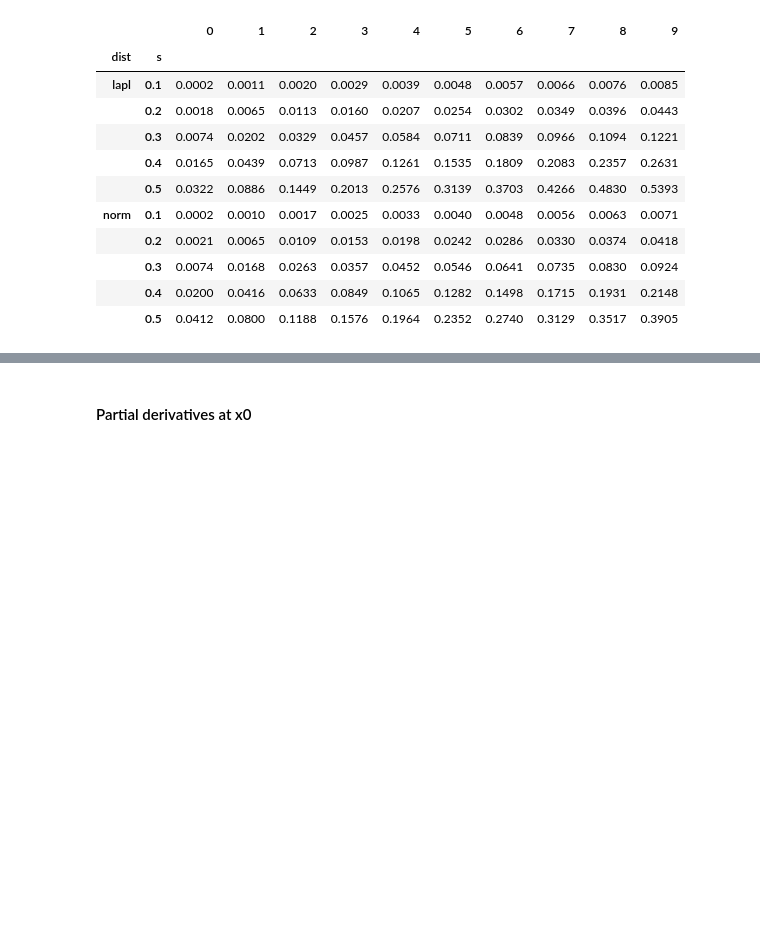
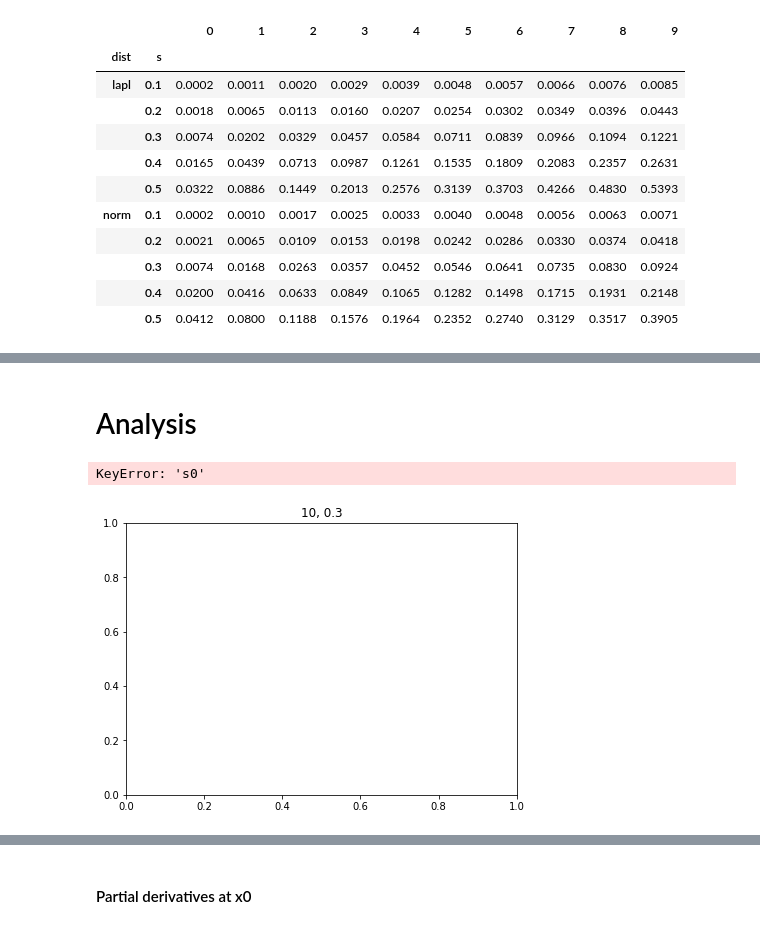
Before and after one commit to matuteiglesias/French_exports_bkp, a Jupyter notebook: code/notebooks/Partial dependence Computation.ipynb, the cells around one changed output, grey strips where cells are left out. Cells and saved outputs as stored; diff of their text form; code cells hidden in the pictures; blank space fills up the shorter version.

```diff
--- a/code/notebooks/Partial dependence of agg_var on q_var.ipynb
+++ b/code/notebooks/Partial dependence Computation.ipynb
@@ -380,38 +437,41 @@ for df_ in [fits1, fits2]:
-# %%
-fits1['s0'] = fits1.a * fits1.x0 + fits1.b
-df_ = fits1.set_index(['dist']).loc['norm']
+# %% [markdown]
+# Analysis
 # %%
 # # Dependence with Q and s
+
 
 for Q_ in df_.Q.unique():
     fig, ax = plt.subplots(1, figsize = (7, 5))
     ax.set_title(str(Q_)+', '+str(s_))
     for s_ in df_.s.unique():
         df_.loc[(df_.Q == Q_) & (df_.s == s_)].plot('x0', 's0', marker = '.', lw = 0, ax = ax)
-        ax.set_xlim(0, 0.025)
-        ax.set_ylim(0, 0.04)
+#         ax.set_xlim(0, 0.025)
+#         ax.set_ylim(0, 0.04)
     plt.show()
 
 # Attention. We want x0 values to be comfortably reachable. Otherwise I will just be having them clipped for some of the Q, s, q combinations.
 
 values_check = df_xy.reset_index(drop = True).drop(['y', 'x0'], axis = 1).drop_duplicates().sort_values(by = ['q', 'var_qi'])
 # grouped = values_check.loc[(values_check.dist == 'norm')].groupby(['Q', 's', 'q'])
 grouped = values_check.groupby(['dist','s', 'q'])
 
 fig, ax = plt.subplots(1, figsize = (17, 5))
 grouped.agg(['min', 'max'])['var_qi'].plot(ax = ax)
 # ax.axhline(0.01)
 # ax.axhline(0.02)
 # ax.set_ylim(0, 0.03)
 ax.set_yscale('log')
 
 s_dist_grouped = grouped.agg(['min', 'max'])['var_qi'].groupby(level = [0, 1])
 x0_s_dist = pd.concat([s_dist_grouped['min'].quantile(.7) + \
            l*(s_dist_grouped['max'].quantile(.3) - s_dist_grouped['min'].quantile(.7)) for l in np.arange(0, 1, .1)], axis = 1).round(4)
 
 df_ = grouped.agg(['min', 'max'])['var_qi'].reset_index().merge(x0_s_dist.reset_index()).set_index(['dist', 's', 'q'])
 df_[range(10)].plot(color = '.4', linestyle = '--', ax = ax)
 plt.show()
+# %% [output]
+KeyError: 's0'
+[figure, added]
 # %%
 df_ = fits1.set_index(['dist']).loc['norm']
 ## Dependence with Q
```
Also changed, not shown: parts of 9 cells of this notebook, 1 other file.
